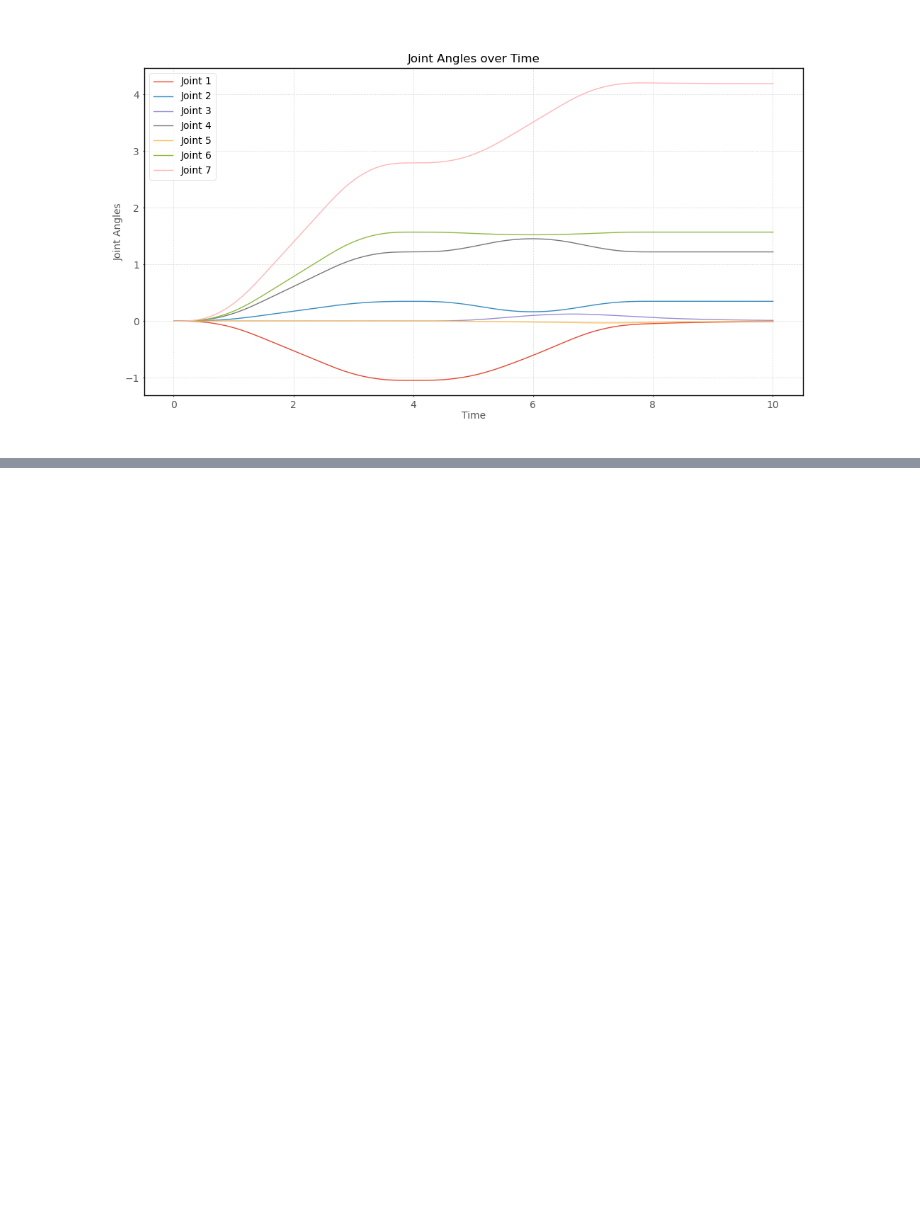
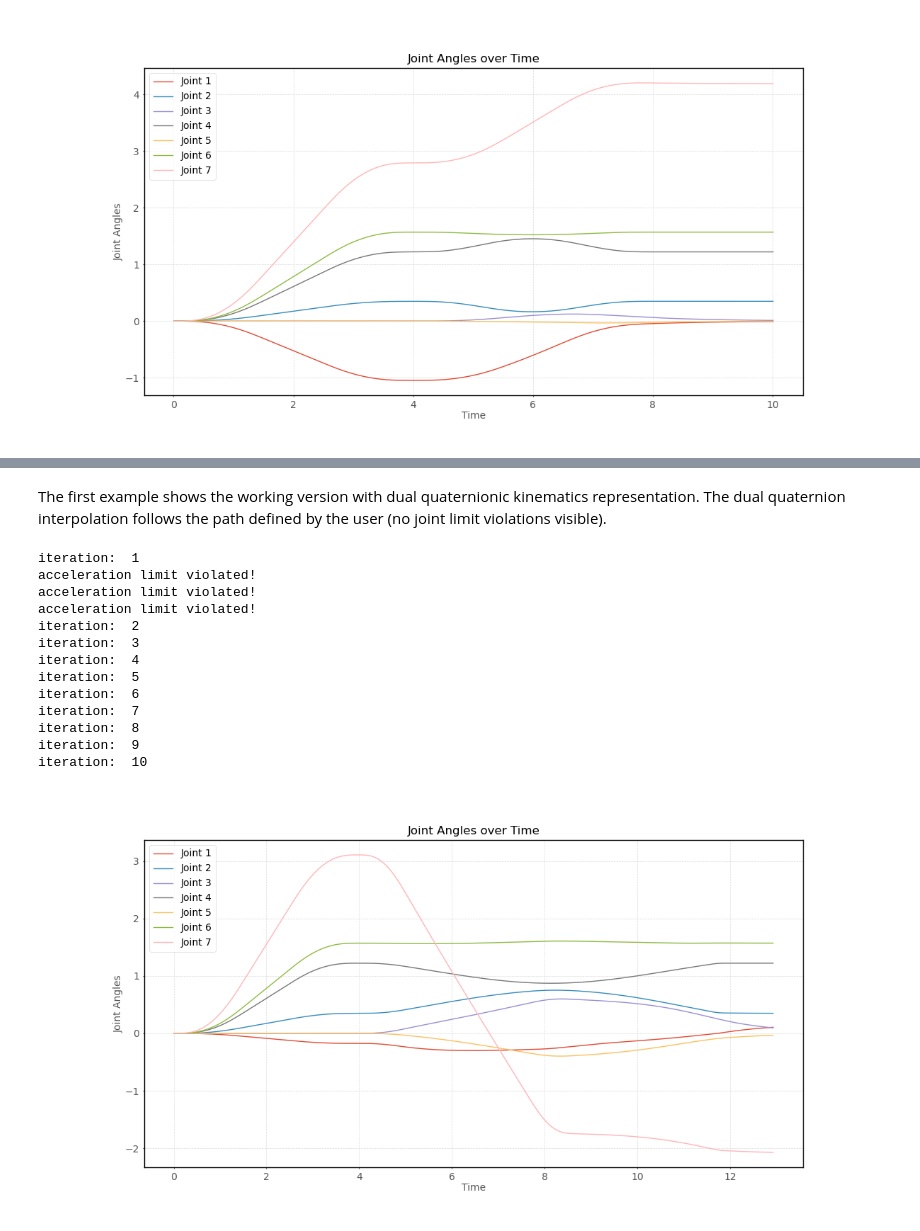
Before and after one commit to JTem/Masterthesis, a Jupyter notebook: 5.0_simulation_results.ipynb, the cells around one changed output, grey strips where cells are left out. Saved outputs shown, nothing was run; the diff lists cells and outputs as text; code cells hidden in the pictures; blank space fills up the shorter version.

Commit message:
added another example

```diff
--- a/5.0_simulation_results.ipynb
+++ b/5.0_simulation_results.ipynb
@@ -155,0 +158,54 @@ From the plots it is quite obvious that the incorrect direction of the orientati
+# %%
+robot_type = "normal"
+fk = ForwardKinematics(robot_type)
+
+q1 = np.array([deg2rad(-10), deg2rad(20), 0, deg2rad(70), 0, deg2rad(90), deg2rad(178)])
+q2 = np.array([deg2rad(0), deg2rad(40), 0, deg2rad(50), 0, deg2rad(90), deg2rad(-110)])
+q3 = np.array([deg2rad(10), deg2rad(20), 0, deg2rad(70), 0, deg2rad(90), deg2rad(-120)])
+
+x1 = fk.getFK(q1)
+x2 = fk.getFK(q2)
+x3 = fk.getFK(q3)
+
+T1 = x1.asTransformation()
+T2 = x2.asTransformation()
+T3 = x3.asTransformation()
+
+x1_1  = DualQuaternion.fromTransformation(T1)
+x2_1  = DualQuaternion.fromTransformation(T2)
+x3_1  = DualQuaternion.fromTransformation(T3)
+# %% [markdown]
+The first example shows the working version with dual quaternionic kinematics representation. The dual quaternion interpolation follows the path defined by the user (no joint limit violations visible).
+# %%
+arc1 = [x1, x2, x3]
+
+arc_generator = ArcGenerator()
+arc_segments1 = arc_generator.generateSegments(arc1, 0.1, 3)
+
+
+# initialize the DQQBTrajectoryGenerator
+trajectory1 = DQQBTrajectoryGenerator()
+trajectory1.generateDynamicTrajectory(arc_segments1, 2, 5, 2, 15)
+
+task_list = np.array([MoveJoint(q1, 4), MoveTrajectory(trajectory1), WaitTime(1)])
+
+sim = Simulation(task_list, robot_type, method = "classic")
+
+sim.start()
+
+plotJointAngles(sim.time_list, sim.q_list)
+# %% [output]
+iteration:  1
+acceleration limit violated!
+acceleration limit violated!
+acceleration limit violated!
+iteration:  2
+iteration:  3
+iteration:  4
+iteration:  5
+iteration:  6
+iteration:  7
+iteration:  8
+iteration:  9
+iteration:  10
+[figure, added]
```
Also changed, not shown: parts of 3 cells of this notebook.
